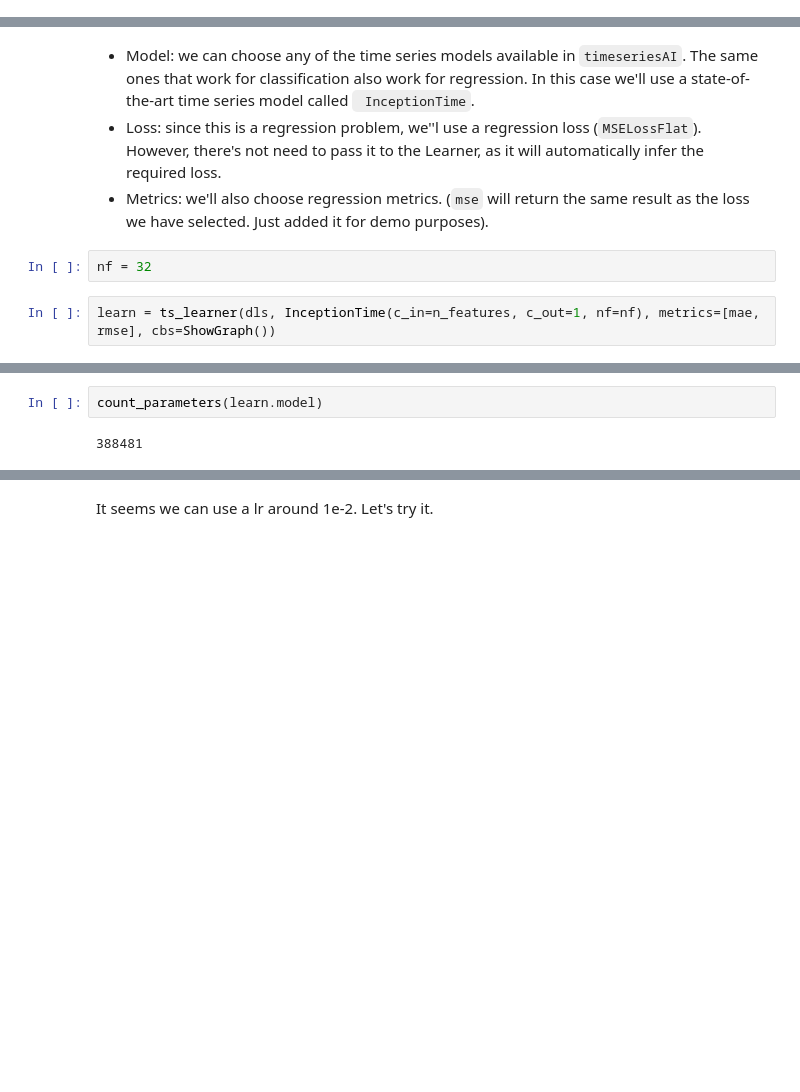
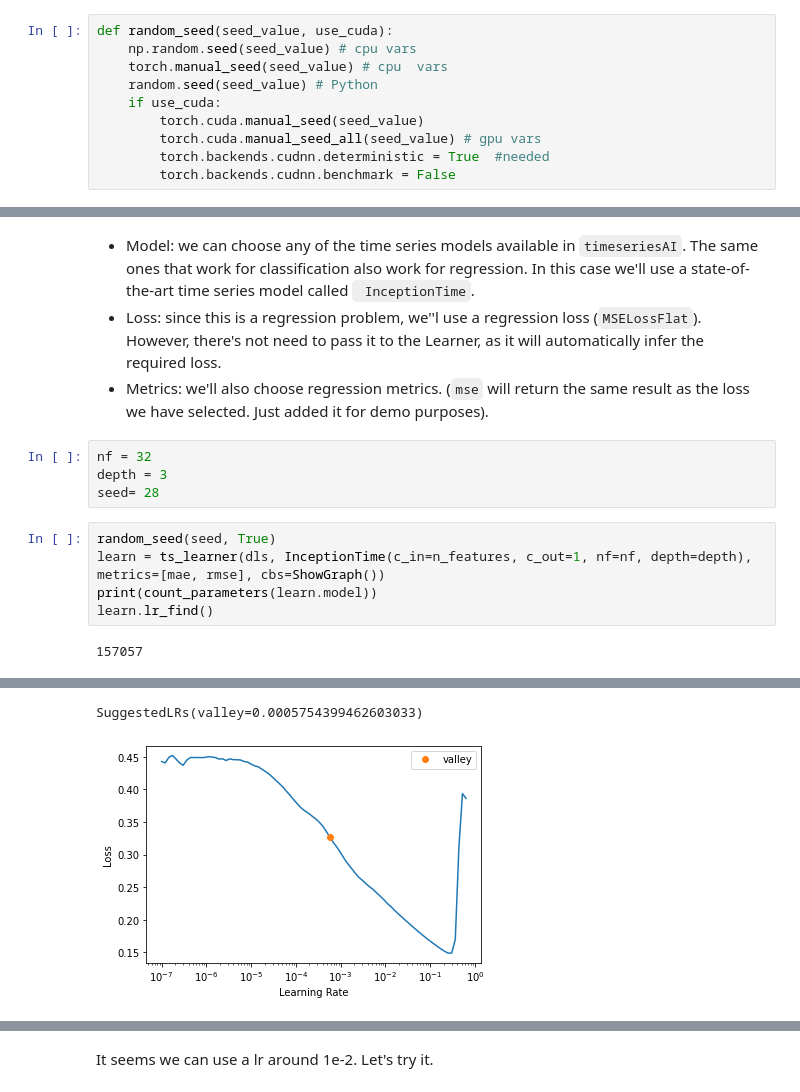
Before and after one commit to ThomasBourgeois/napoleon, a Jupyter notebook: dl.ipynb, the cells around one changed output, grey strips where cells are left out. Saved outputs shown, nothing was run; the diff lists cells and outputs as text; blank space fills up the shorter version.

```diff
--- a/dl.ipynb
+++ b/dl.ipynb
@@ -43,3 +38,13 @@ GPU memory     : N/A
+# %%
+def random_seed(seed_value, use_cuda):
+    np.random.seed(seed_value) # cpu vars
+    torch.manual_seed(seed_value) # cpu  vars
+    random.seed(seed_value) # Python
+    if use_cuda:
+        torch.cuda.manual_seed(seed_value)
+        torch.cuda.manual_seed_all(seed_value) # gpu vars
+        torch.backends.cudnn.deterministic = True  #needed
+        torch.backends.cudnn.benchmark = False
 # %% [markdown]
 ## Prepare data 🔢
 # %% [markdown]
@@ -166,5 +185,12 @@ dls.show_batch()
 * Metrics: we'll also choose regression metrics. (`mse` will return the same result as the loss we have selected. Just added it for demo purposes).
 # %%
 nf = 32
+depth = 3
+seed= 28
 # %%
-learn = ts_learner(dls, InceptionTime(c_in=n_features, c_out=1, nf=nf), metrics=[mae, rmse], cbs=ShowGraph())
+random_seed(seed, True)
+learn = ts_learner(dls, InceptionTime(c_in=n_features, c_out=1, nf=nf, depth=depth), metrics=[mae, rmse], cbs=ShowGraph())
+print(count_parameters(learn.model))
+learn.lr_find()
+# %% [output]
+157057
@@ -171,4 +198,2 @@ learn = ts_learner(dls, InceptionTime(c_in=n_features, c_out=1, nf=nf), metrics=
+SuggestedLRs(valley=0.0005754399462603033)
+[figure, added]
-# %%
-count_parameters(learn.model)
-# %% [output]
-388481
```
Also changed, not shown: parts of 20 cells of this notebook.
